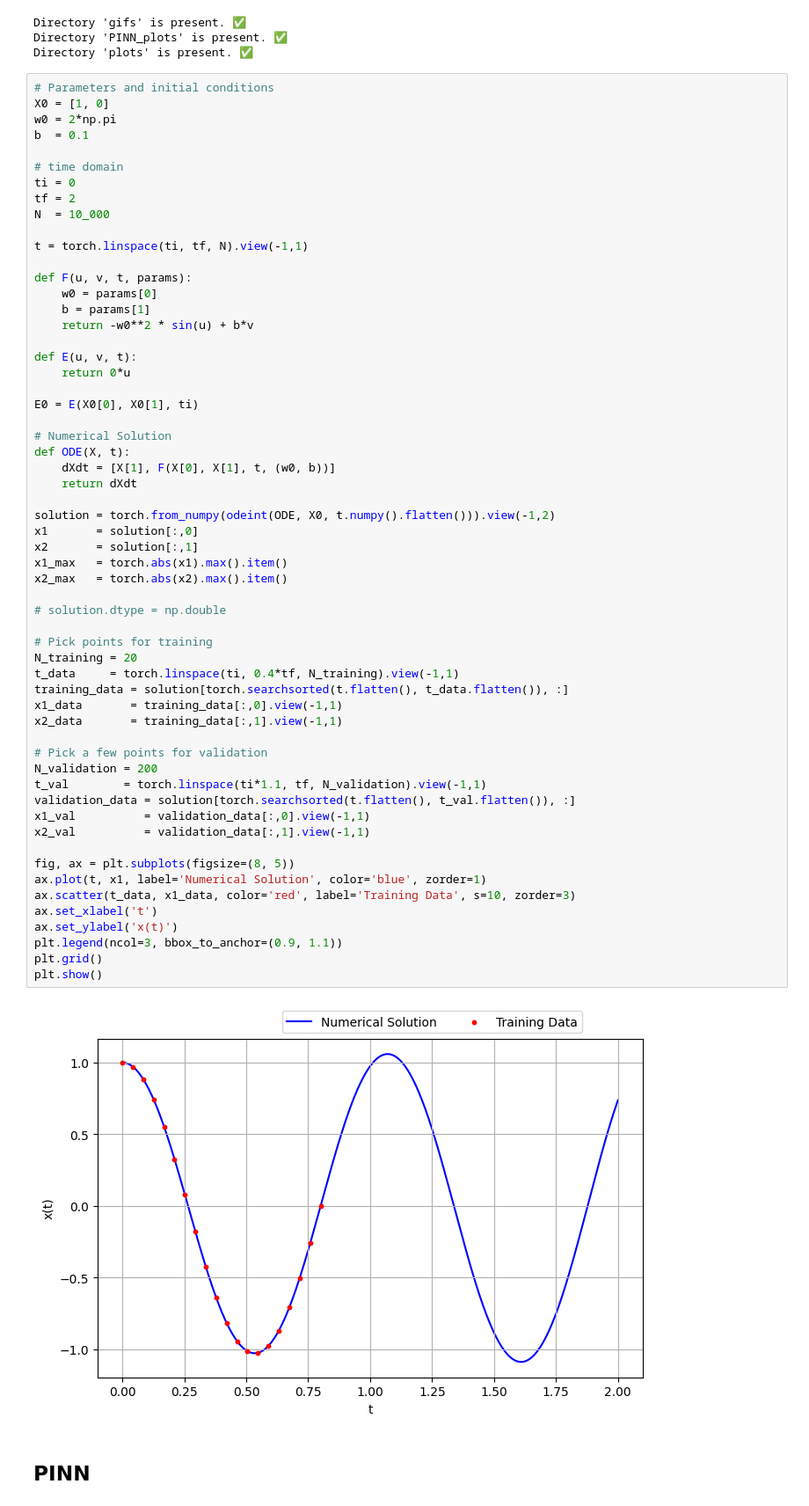
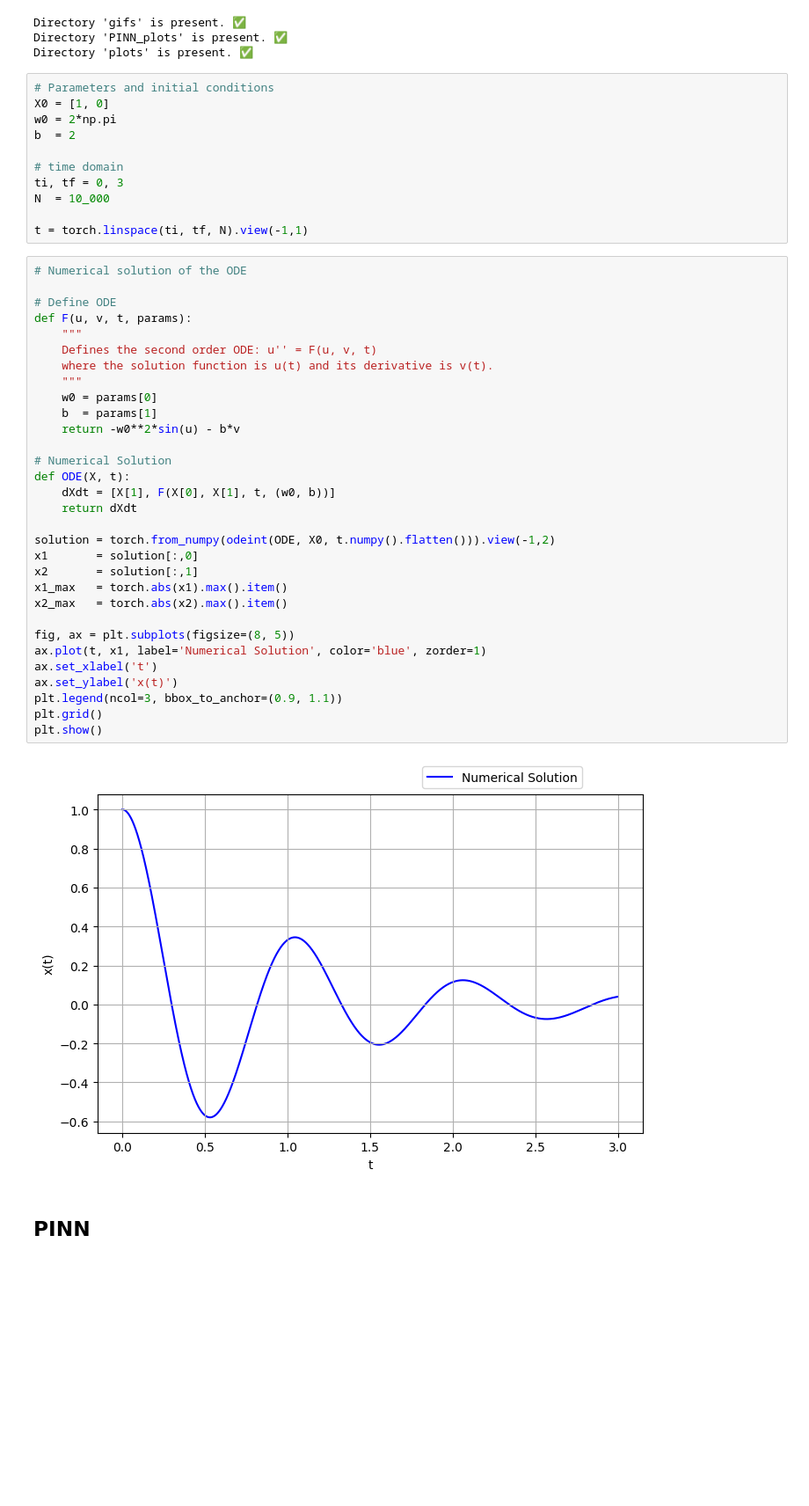
Before and after one commit to Mehdi-Haned/PINNs-Spring2025, a Jupyter notebook: PINNs - Start Here/PINN_ODE.ipynb, the cells around one changed output. Shown: that part at 88% size. Drawn from its saved outputs; the diff is of its cells as text; blank space fills up the shorter version.

```diff
--- a/PINNs - Start Here/PINN_ODE.ipynb
+++ b/PINNs - Start Here/PINN_ODE.ipynb
@@ -45,66 +45,50 @@ for d in directories:
 Directory 'gifs' is present. ✅
 Directory 'PINN_plots' is present. ✅
 Directory 'plots' is present. ✅
+# %%
+# Parameters and initial conditions
+X0 = [1, 0]
+w0 = 2*np.pi
+b  = 2
+
+# time domain
+ti, tf = 0, 3
+N  = 10_000
+
+t = torch.linspace(ti, tf, N).view(-1,1)
 # %%
-# Parameters and initial conditions
-X0 = [1, 0]
-w0 = 2*np.pi
-b  = 0.1
+# Numerical solution of the ODE
 
-# time domain
-ti = 0
-tf = 2
-N  = 10_000
-
-t = torch.linspace(ti, tf, N).view(-1,1)
-
+# Define ODE
 def F(u, v, t, params):
+    """
+    Defines the second order ODE: u'' = F(u, v, t)
+    where the solution function is u(t) and its derivative is v(t).
+    """
     w0 = params[0]
-    b = params[1]
-    return -w0**2 * sin(u) + b*v
-
-def E(u, v, t):
-    return 0*u
-
-E0 = E(X0[0], X0[1], ti)
+    b  = params[1]
+    return -w0**2*sin(u) - b*v
 
 # Numerical Solution
 def ODE(X, t):
     dXdt = [X[1], F(X[0], X[1], t, (w0, b))]
     return dXdt
 
 solution = torch.from_numpy(odeint(ODE, X0, t.numpy().flatten())).view(-1,2)
 x1       = solution[:,0]
 x2       = solution[:,1]
 x1_max   = torch.abs(x1).max().item()
 x2_max   = torch.abs(x2).max().item()
 
-# solution.dtype = np.double
-
-# Pick points for training
-N_training = 20
-t_data     = torch.linspace(ti, 0.4*tf, N_training).view(-1,1)
-training_data = solution[torch.searchsorted(t.flatten(), t_data.flatten()), :]
-x1_data       = training_data[:,0].view(-1,1)
-x2_data       = training_data[:,1].view(-1,1)
-
-# Pick a few points for validation
-N_validation = 200
-t_val        = torch.linspace(ti*1.1, tf, N_validation).view(-1,1)
-validation_data = solution[torch.searchsorted(t.flatten(), t_val.flatten()), :]
-x1_val          = validation_data[:,0].view(-1,1)
-x2_val          = validation_data[:,1].view(-1,1)
-
 fig, ax = plt.subplots(figsize=(8, 5))
 ax.plot(t, x1, label='Numerical Solution', color='blue', zorder=1)
-ax.scatter(t_data, x1_data, color='red', label='Training Data', s=10, zorder=3)
 ax.set_xlabel('t')
 ax.set_ylabel('x(t)')
 plt.legend(ncol=3, bbox_to_anchor=(0.9, 1.1))
 plt.grid()
 plt.show()
 # %% [output]
-[figure, old version]
+[figure, new version]
 # %% [markdown]
 ## PINN
 # %%
```
Also changed, not shown: parts of 4 cells of this notebook, 33 other files.
